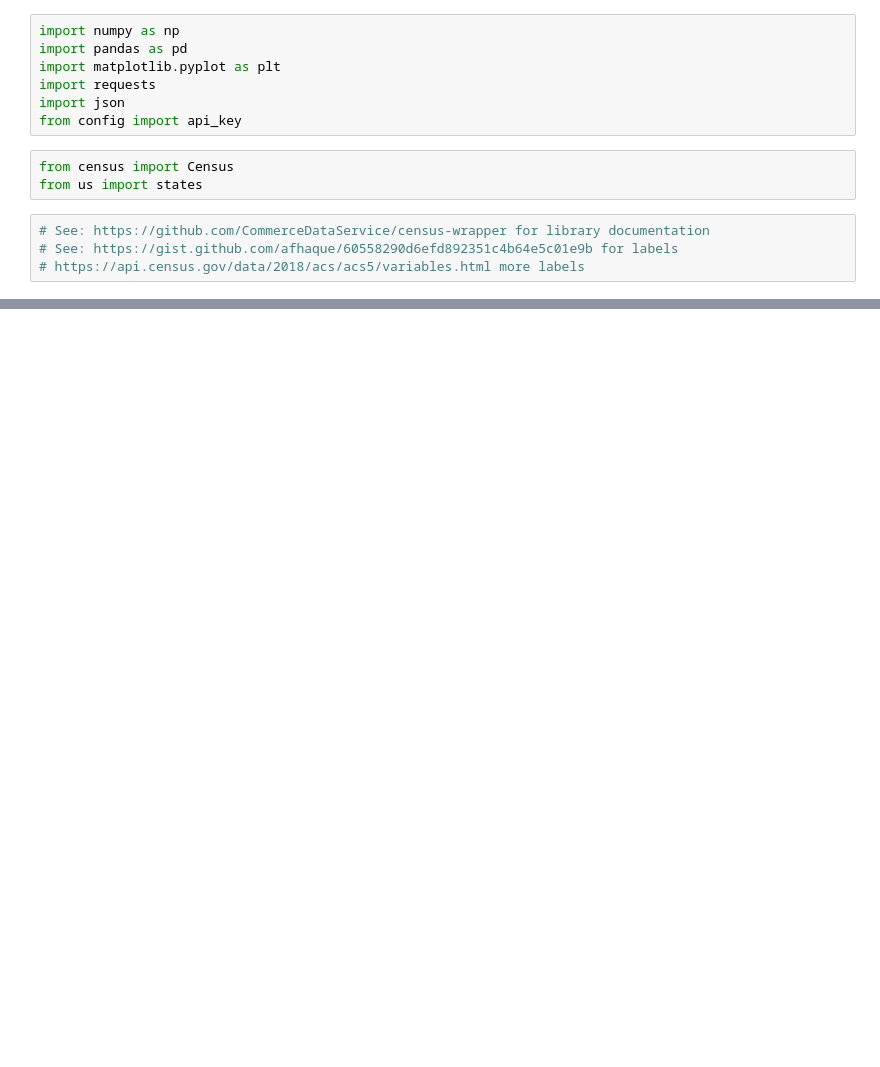
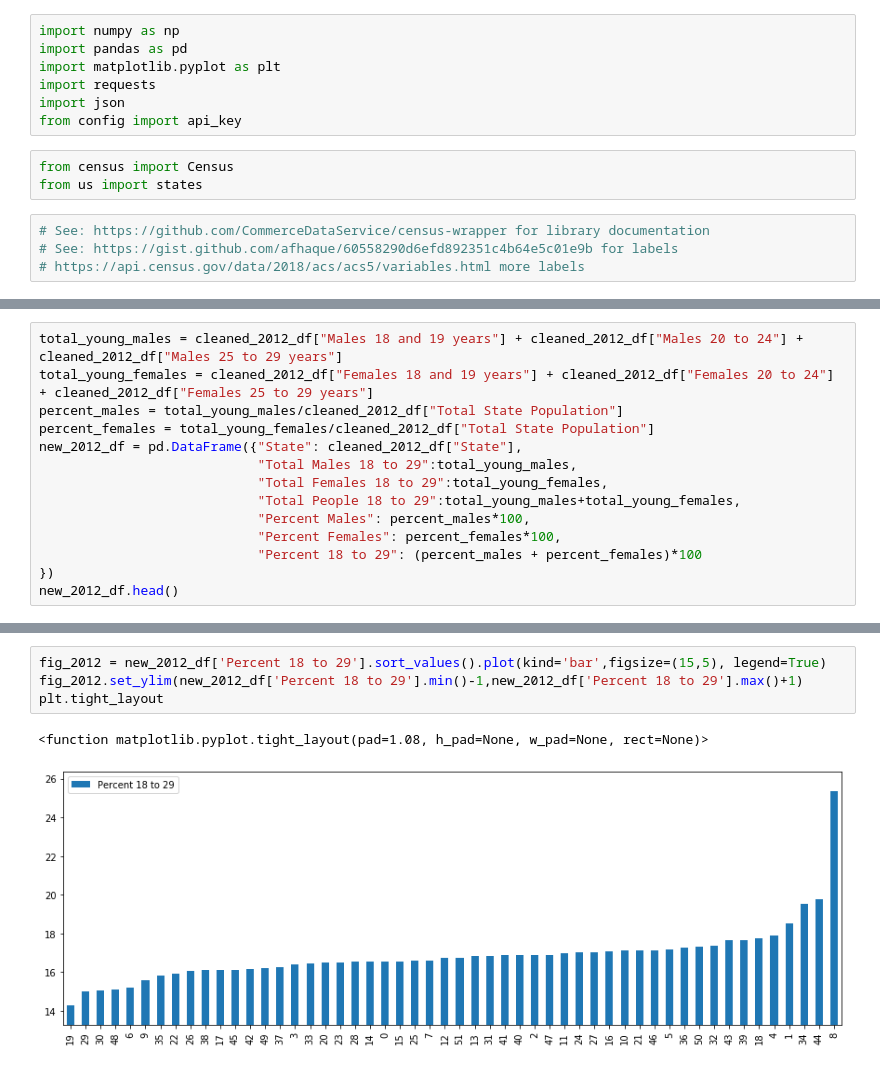
Before and after one commit to CodingMage/project_1_TeamTuring, a Jupyter notebook: Untitled.ipynb, the cells around one changed output, grey strips where cells are left out. Saved outputs shown, nothing was run; the diff lists cells and outputs as text; blank space fills up the shorter version.

```diff
--- a/Untitled.ipynb
+++ b/Untitled.ipynb
@@ -147,0 +186,14 @@ census_df_raw
+# %%
+total_young_males = cleaned_2012_df["Males 18 and 19 years"] + cleaned_2012_df["Males 20 to 24"] + cleaned_2012_df["Males 25 to 29 years"]
+total_young_females = cleaned_2012_df["Females 18 and 19 years"] + cleaned_2012_df["Females 20 to 24"] + cleaned_2012_df["Females 25 to 29 years"]
+percent_males = total_young_males/cleaned_2012_df["Total State Population"]
+percent_females = total_young_females/cleaned_2012_df["Total State Population"]
+new_2012_df = pd.DataFrame({"State": cleaned_2012_df["State"],
+                            "Total Males 18 to 29":total_young_males,
+                            "Total Females 18 to 29":total_young_females,
+                            "Total People 18 to 29":total_young_males+total_young_females,
+                            "Percent Males": percent_males*100,
+                            "Percent Females": percent_females*100,
+                            "Percent 18 to 29": (percent_males + percent_females)*100
+})
+new_2012_df.head()
@@ -147,0 +411,7 @@ census_df_raw
+# %%
+fig_2012 = new_2012_df['Percent 18 to 29'].sort_values().plot(kind='bar',figsize=(15,5), legend=True)
+fig_2012.set_ylim(new_2012_df['Percent 18 to 29'].min()-1,new_2012_df['Percent 18 to 29'].max()+1)
+plt.tight_layout
+# %% [output]
+<function matplotlib.pyplot.tight_layout(pad=1.08, h_pad=None, w_pad=None, rect=None)>
+[figure, added]
```
Also changed, not shown: parts of 10 cells of this notebook, 2 other files.
